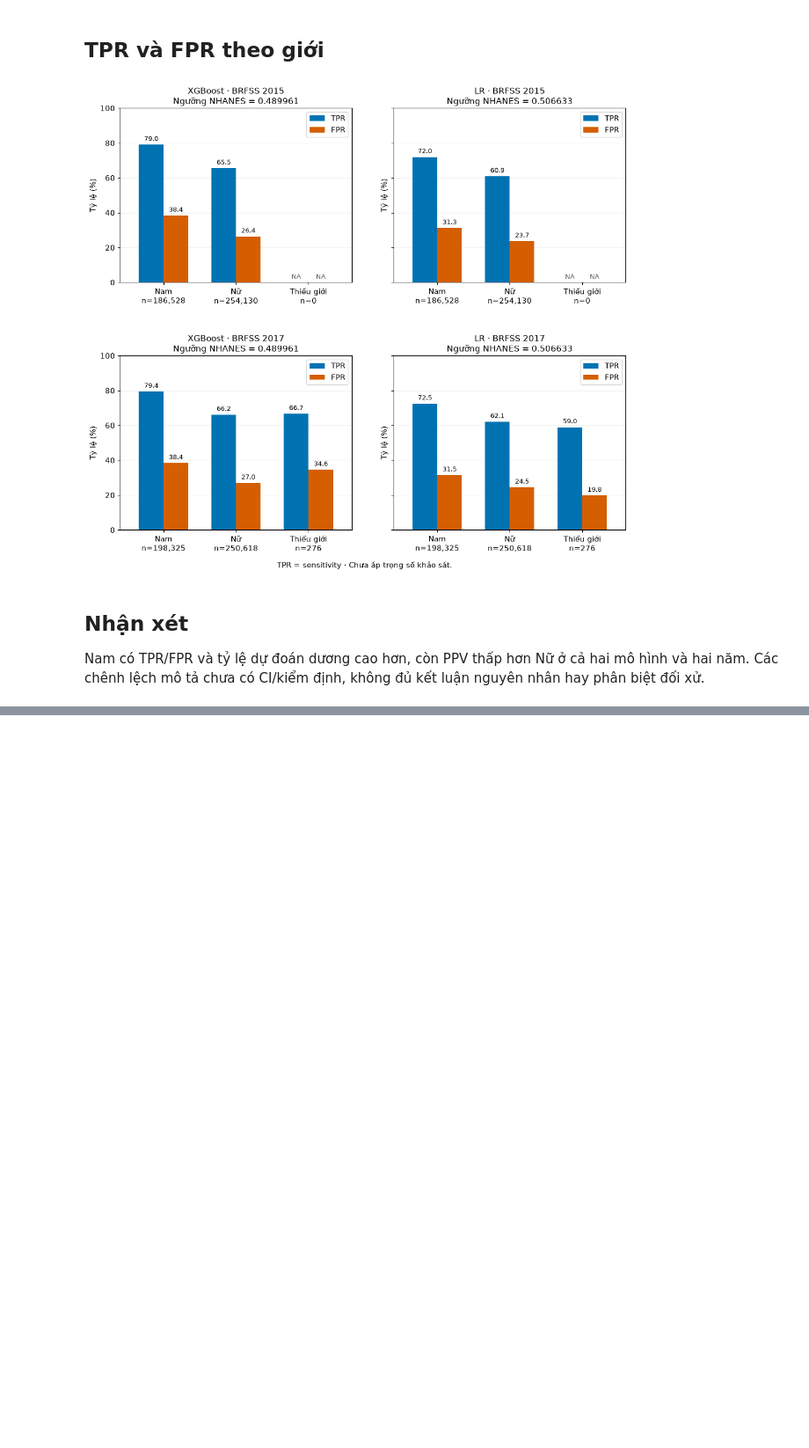
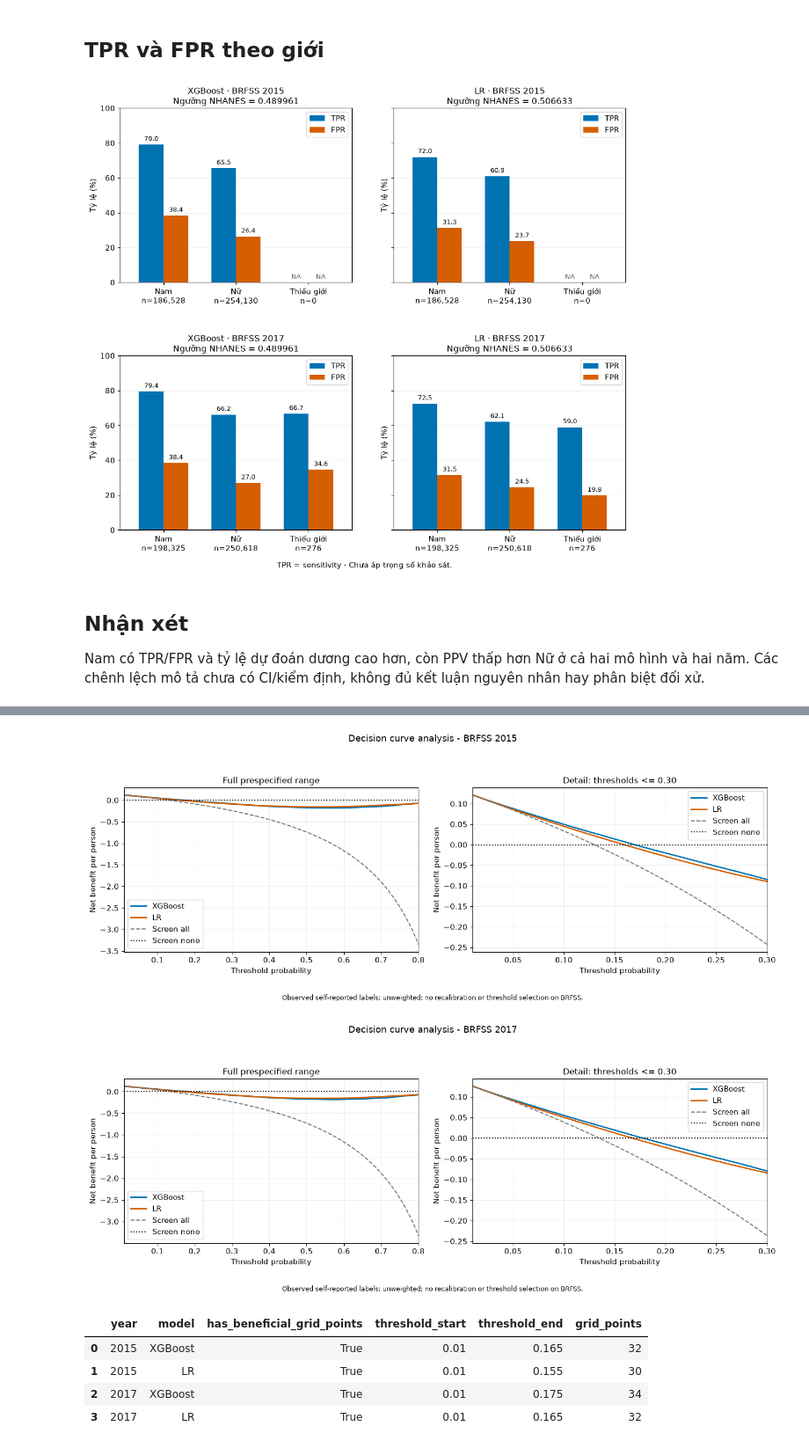
Before and after one commit to FeliksWatterson/diabetes-ml-fairness, a Jupyter notebook: diabetes-project/notebooks/05_fairness.ipynb, the cells around one changed output, grey strips where cells are left out. Shown at 88% size. Drawn from its saved outputs; the diff is of its cells as text; code cells hidden in the pictures; blank space fills up the shorter version.

```diff
--- a/diabetes-project/notebooks/05_fairness.ipynb
+++ b/diabetes-project/notebooks/05_fairness.ipynb
@@ -489,0 +853,55 @@ Các bảng và biểu đồ nằm trong `results/fairness/54c463bbe9079503/` v
+# %%
+# RESEARCH_DCA: fixed thresholds and frozen probabilities, no fitting
+base_thresholds = np.round(np.arange(.01, .8001, .005), 6)
+dca_rows, range_rows = [], []
+for (year, model), data in research_predictions.items():
+    youden = research_source_manifest["thresholds"][model]["youden"]
+    curve = research_utils.get_decision_curve(data["diabetes_label"], data["probability"], np.unique(np.r_[base_thresholds, youden, .5]))
+    curve.insert(0, "model", model)
+    curve.insert(0, "year", year)
+    curve["is_base_grid"] = np.isin(curve["threshold"], base_thresholds)
+    dca_rows.append(curve)
+    regular = curve.loc[curve["is_base_grid"]].reset_index(drop=True)
+    flags = regular["better_than_both"].to_numpy()
+    starts = np.flatnonzero(flags & ~np.r_[False, flags[:-1]])
+    ends = np.flatnonzero(flags & ~np.r_[flags[1:], False])
+    if not len(starts):
+        range_rows.append({"year": year, "model": model, "has_beneficial_grid_points": False, "threshold_start": np.nan, "threshold_end": np.nan, "grid_points": 0})
+    for start, end in zip(starts, ends):
+        range_rows.append({"year": year, "model": model, "has_beneficial_grid_points": True, "threshold_start": regular.loc[start, "threshold"], "threshold_end": regular.loc[end, "threshold"], "grid_points": int(end-start+1)})
+research_dca = pd.concat(dca_rows, ignore_index=True)
+research_dca_ranges = pd.DataFrame(range_rows)
+research_save(research_dca, "decision_curve_net_benefit.csv")
+research_save(research_dca_ranges, "decision_curve_beneficial_grid_ranges.csv")
+selected = np.array([.05, .1, .15, .18, .2, .3, .5, .8])
+mask = np.isclose(research_dca["threshold"].to_numpy()[:, None], selected).any(axis=1)
+research_save(research_dca.loc[mask].copy(), "decision_curve_selected_thresholds.csv")
+for year in [2015, 2017]:
+    fig, axes = plt.subplots(1, 2, figsize=(14, 5.5))
+    for ax, upper, title in zip(axes, [.8, .3], ["Full prespecified range", "Detail: thresholds <= 0.30"]):
+        for model, color in [("XGBoost", "#0072B2"), ("LR", "#D55E00")]:
+            curve = research_dca.query("year == @year and model == @model and threshold <= @upper")
+            ax.plot(curve["threshold"], curve["net_benefit"], label=model, color=color, lw=2)
+        baseline = research_dca.query("year == @year and model == 'XGBoost' and threshold <= @upper")
+        ax.plot(baseline["threshold"], baseline["screen_all_net_benefit"], ls="--", color="#777777", label="Screen all")
+        ax.axhline(0, ls=":", color="black", label="Screen none")
+        ax.set(xlim=(.01, upper), xlabel="Threshold probability", ylabel="Net benefit per person", title=title)
+        ax.grid(alpha=.2)
+        ax.legend()
+    fig.suptitle(f"Decision curve analysis - BRFSS {year}")
+    fig.tight_layout(rect=[0, .08, 1, .92])
+    fig.text(.5, .02, "Observed self-reported labels; unweighted; no recalibration or threshold selection on BRFSS.", ha="center", fontsize=9)
+    path = research_figures / f"decision_curve_{year}.png"
+    fig.savefig(path, dpi=180)
+    research_outputs.append(path)
+    plt.show()
+    plt.close(fig)
+display(research_dca_ranges)
+# %% [output]
+[figure, added]
+[figure, added]
+|  | year | model | has_beneficial_grid_points | threshold_start | threshold_end | grid_points |
+| 0 | 2015 | XGBoost | True | 0.01 | 0.165 | 32 |
+| 1 | 2015 | LR | True | 0.01 | 0.155 | 30 |
+| 2 | 2017 | XGBoost | True | 0.01 | 0.175 | 34 |
+| 3 | 2017 | LR | True | 0.01 | 0.165 | 32 |
```
Also changed, not shown: parts of 28 cells of this notebook, 30 other files.
